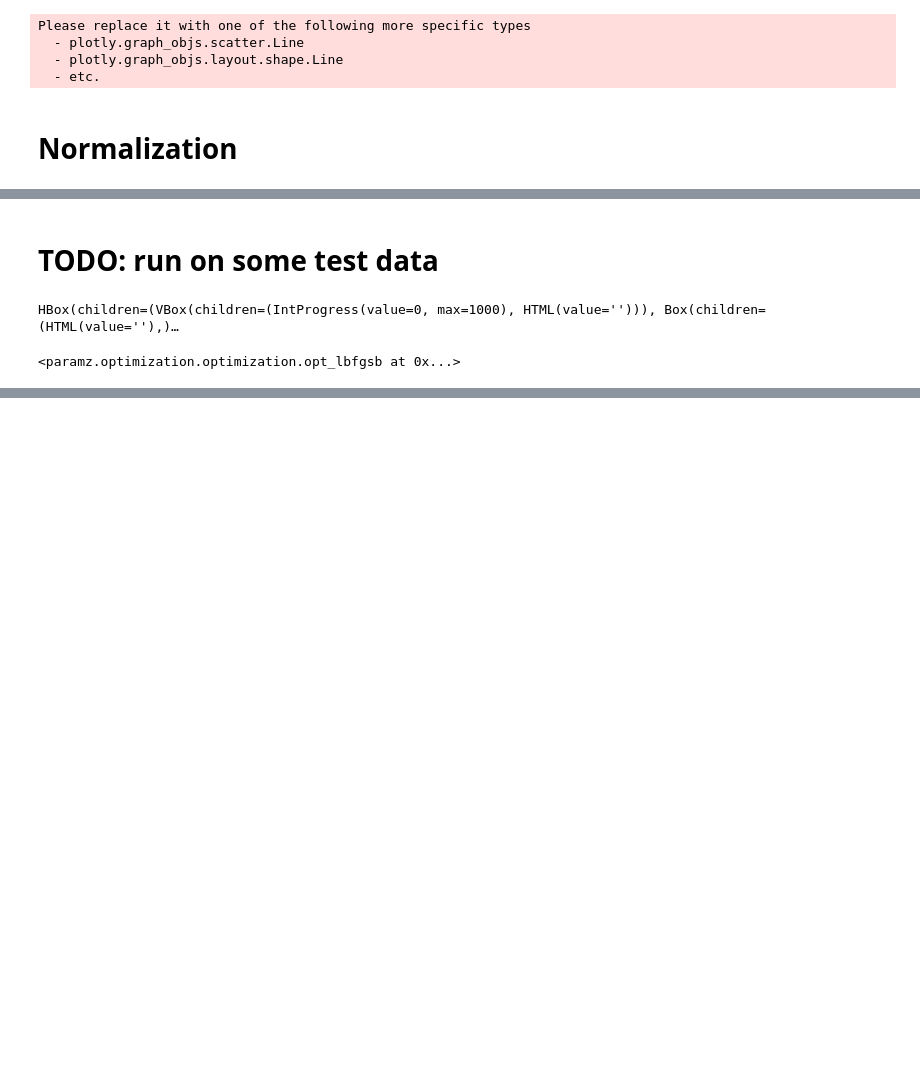
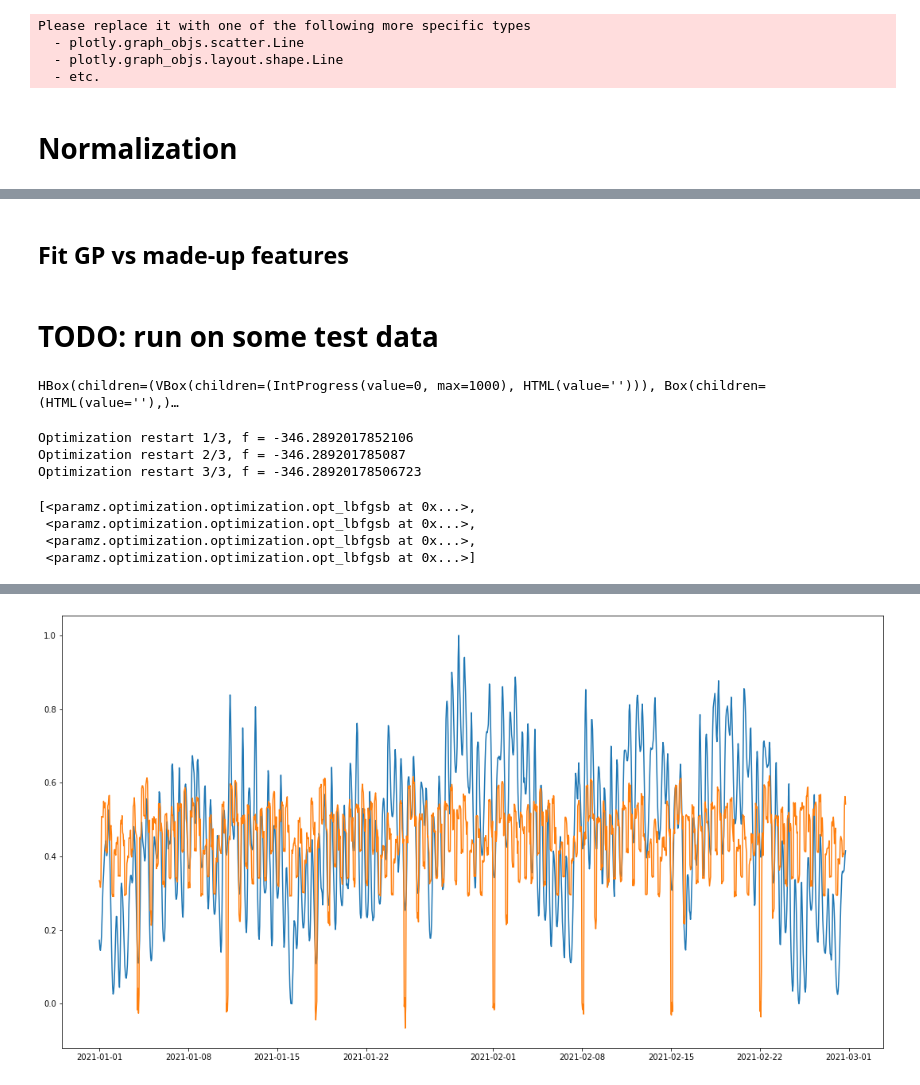
Before and after one commit to bartoszmodelski/mlpw-group, a Jupyter notebook: consumption.ipynb, the cells around one changed output, grey strips where cells are left out. Drawn from its saved outputs; the diff is of its cells as text; code cells hidden in the pictures; blank space fills up the shorter version.

Commit message:
t+1 model

```diff
--- a/consumption.ipynb
+++ b/consumption.ipynb
@@ -222,21 +229,47 @@ X_made_up_features += np.random.normal(0, .01, X_made_up_features.shape)
+# %% [markdown]
+## Fit GP vs made-up features
+# %%
+X_decomp_time_features = np.concatenate((normalize_single_feature(day_of_week),
+                                          normalize_single_feature(time_of_day)),axis=1)
+
+#X_timestamps_normalized = normalize_single_feature(time_of_day)
+
+# add noise
+X_decomp_time_features += np.random.normal(0, 0.01, X_decomp_time_features.shape)
 # %% [markdown]
 # TODO: run on some test data
 # %%
-kernel_rbf = GPy.kern.RBF(input_dim=2, variance=5, lengthscale=10)
+kernel_rbf = GPy.kern.RBF(input_dim=2, variance=1, lengthscale=1)
 #kernel_brownian = GPy.kern.Brownian(input_dim=3, variance=10)
 kernel_lin = GPy.kern.Linear(input_dim=2)
-kernel = kernel_lin * kernel_rbf
+kernel = kernel_rbf * kernel_lin
 
-m = GPy.models.GPRegression(X_made_up_features,y_normalized,kernel)
+m = GPy.models.GPRegression(X_decomp_time_features,y_normalized,kernel)
 
 m.optimize(messages=True)
-#m.optimize_restarts(num_restarts = 1)
+m.optimize_restarts(num_restarts = 3)
 # %% [output]
 HBox(children=(VBox(children=(IntProgress(value=0, max=1000), HTML(value=''))), Box(children=(HTML(value=''),)…
-<paramz.optimization.optimization.opt_lbfgsb at 0x...>
+Optimization restart 1/3, f = -346.2892017852106
+Optimization restart 2/3, f = -346.289201785087
+Optimization restart 3/3, f = -346.28920178506723
+[<paramz.optimization.optimization.opt_lbfgsb at 0x...>,
+ <paramz.optimization.optimization.opt_lbfgsb at 0x...>,
+ <paramz.optimization.optimization.opt_lbfgsb at 0x...>,
+ <paramz.optimization.optimization.opt_lbfgsb at 0x...>]
 # %%
 fig = m.plot(title='1d_gp')
 
 GPy.plotting.show(fig, filename='1d_gp')
 # %% [output]
 [interactive output not drawn]
+# %%
+gp_pred = m.predict(X_decomp_time_features)
+
+fig = plt.figure()
+fig.set_size_inches(18.5, 10)
+ax = fig.add_subplot(111)
+_ = ax.plot(x, y_normalized)
+_ = ax.plot(x, gp_pred[0])
+# %% [output]
+[figure, added]
```
Also changed, not shown: parts of 9 cells of this notebook.
